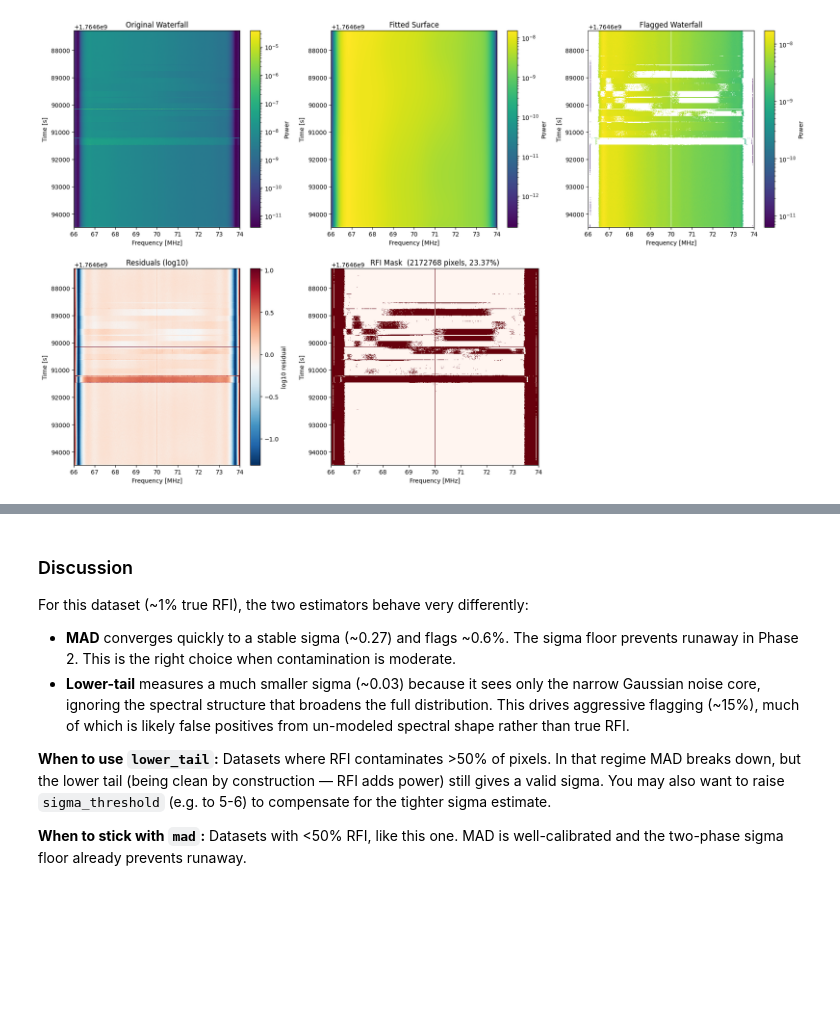
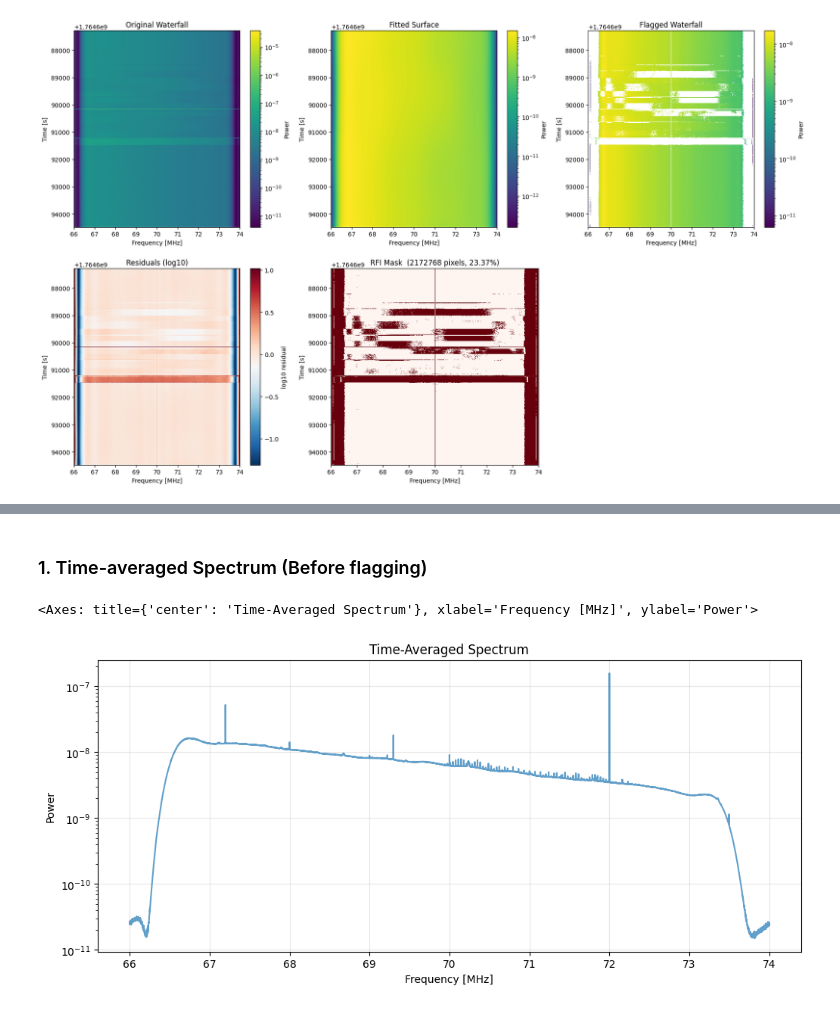
Before and after one commit to zzhang0123/MomentRFI, a Jupyter notebook: notebooks/executed_demo.ipynb, the cells around one changed output, grey strips where cells are left out. Cells and saved outputs as stored; diff of their text form; code cells hidden in the pictures; blank space fills up the shorter version.

Commit message:
New figures

```diff
--- a/notebooks/executed_demo.ipynb
+++ b/notebooks/executed_demo.ipynb
@@ -230,19 +81,0 @@ plt.show()
-# %% [markdown]
-### Discussion
-
-For this dataset (~1% true RFI), the two estimators behave very differently:
-
-- **MAD** converges quickly to a stable sigma (~0.27) and flags ~0.6%. The sigma floor
-  prevents runaway in Phase 2. This is the right choice when contamination is moderate.
-- **Lower-tail** measures a much smaller sigma (~0.03) because it sees only the narrow
-  Gaussian noise core, ignoring the spectral structure that broadens the full distribution.
-  This drives aggressive flagging (~15%), much of which is likely false positives from
-  un-modeled spectral shape rather than true RFI.
-
-**When to use `lower_tail`:** Datasets where RFI contaminates >50% of pixels. In that
-regime MAD breaks down, but the lower tail (being clean by construction — RFI adds power)
-still gives a valid sigma. You may also want to raise `sigma_threshold` (e.g. to 5-6)
-to compensate for the tighter sigma estimate.
-
-**When to stick with `mad`:** Datasets with <50% RFI, like this one. MAD is
-well-calibrated and the two-phase sigma floor already prevents runaway.
@@ -248,0 +84,7 @@ well-calibrated and the two-phase sigma floor already prevents runaway.
+# %% [markdown]
+### 1. Time-averaged Spectrum (Before flagging)
+# %%
+plot_time_averaged_spectrum(waterfall, freqs)
+# %% [output]
+<Axes: title={'center': 'Time-Averaged Spectrum'}, xlabel='Frequency [MHz]', ylabel='Power'>
+[figure, added]
```
Also changed, not shown: parts of 17 cells of this notebook, 4 other files.
